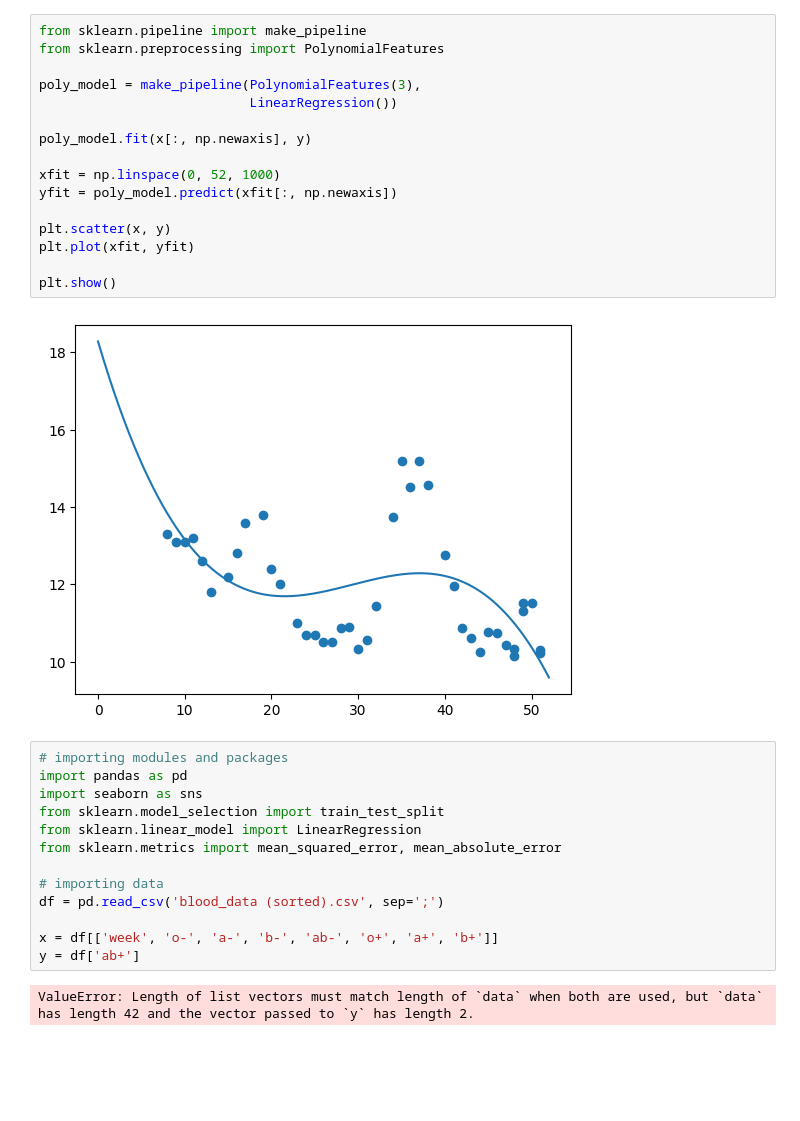
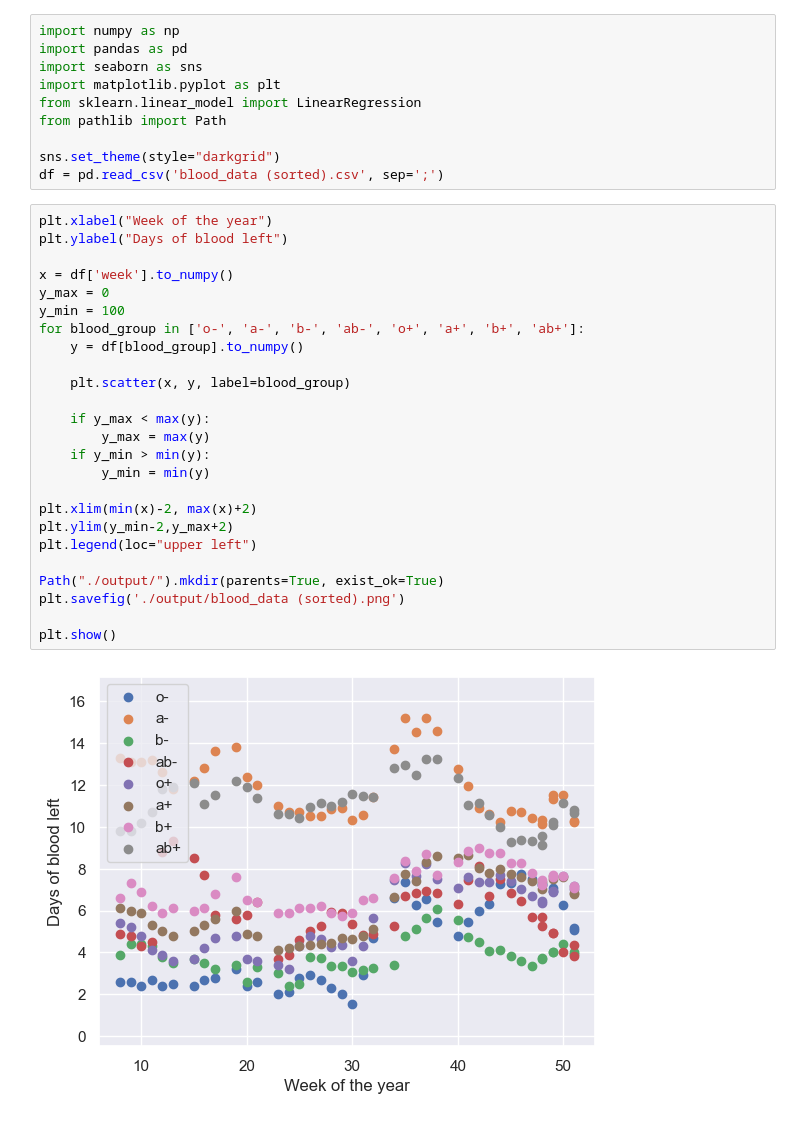
Before and after one commit to heroku/nodejs-getting-started, a Jupyter notebook: machine_learning/linear_regression.ipynb, the cells around one changed output. Cells and saved outputs as stored; diff of their text form; blank space fills up the shorter version.

Commit message:
finished linear regression

```diff
--- a/machine_learning/linear_regression.ipynb
+++ b/machine_learning/linear_regression.ipynb
@@ -24,33 +1,37 @@ plt.show()
-# %%
-from sklearn.pipeline import make_pipeline
-from sklearn.preprocessing import PolynomialFeatures
-
-poly_model = make_pipeline(PolynomialFeatures(3),
-                           LinearRegression())
-
-poly_model.fit(x[:, np.newaxis], y)
-
-xfit = np.linspace(0, 52, 1000)
-yfit = poly_model.predict(xfit[:, np.newaxis])
-
-plt.scatter(x, y)
-plt.plot(xfit, yfit)
-
-plt.show()
-# %% [output]
-[figure, removed]
 # %%
-# importing modules and packages
+import numpy as np
 import pandas as pd
 import seaborn as sns
-from sklearn.model_selection import train_test_split
+import matplotlib.pyplot as plt
 from sklearn.linear_model import LinearRegression
-from sklearn.metrics import mean_squared_error, mean_absolute_error
+from pathlib import Path
 
-# importing data
+sns.set_theme(style="darkgrid")
 df = pd.read_csv('blood_data (sorted).csv', sep=';')
-
-x = df[['week', 'o-', 'a-', 'b-', 'ab-', 'o+', 'a+', 'b+']]
-y = df['ab+']
-# %% [output]
-ValueError: Length of list vectors must match length of `data` when both are used, but `data` has length 42 and the vector passed to `y` has length 2.
+# %%
+plt.xlabel("Week of the year")
+plt.ylabel("Days of blood left")
+
+x = df['week'].to_numpy()
+y_max = 0
+y_min = 100
+for blood_group in ['o-', 'a-', 'b-', 'ab-', 'o+', 'a+', 'b+', 'ab+']:
+    y = df[blood_group].to_numpy()
+
+    plt.scatter(x, y, label=blood_group)
+
+    if y_max < max(y):
+        y_max = max(y)
+    if y_min > min(y):
+        y_min = min(y)
+
+plt.xlim(min(x)-2, max(x)+2)
+plt.ylim(y_min-2,y_max+2)
+plt.legend(loc="upper left")
+
+Path("./output/").mkdir(parents=True, exist_ok=True)
+plt.savefig('./output/blood_data (sorted).png')
+
+plt.show()
+# %% [output]
+[figure, added]
```
Also changed, not shown: parts of 4 cells of this notebook, 10 other files.
